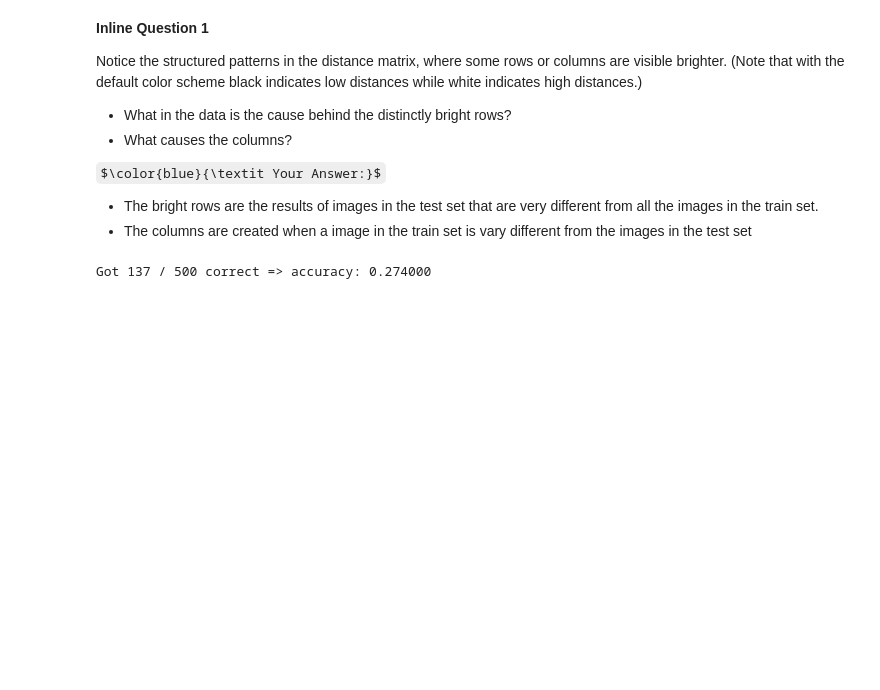
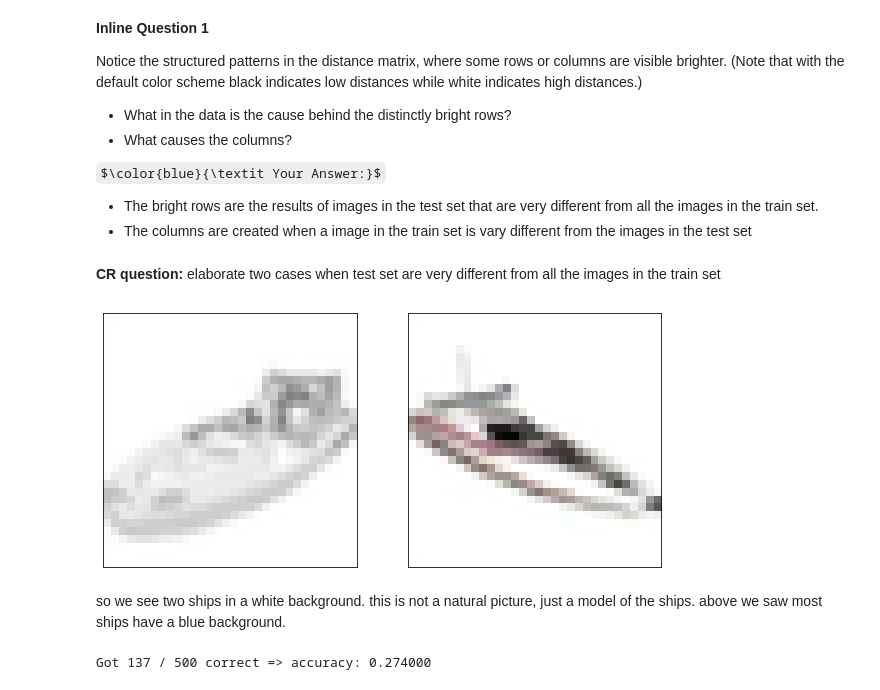
Before and after one commit to OfirKedem/cs231n, a Jupyter notebook: assignment1/knn.ipynb, the cells around one changed output. Cells and saved outputs as stored; diff of their text form; code cells hidden in the pictures; some formulas as TeX source; blank space fills up the shorter version.

```diff
--- a/assignment1/knn.ipynb
+++ b/assignment1/knn.ipynb
@@ -140,6 +139,21 @@ Notice the structured patterns in the distance matrix, where some rows or column
 $\color{blue}{\textit Your Answer:}$
 - The bright rows are the results of images in the test set that are very different from all the images in the train set.
 - The columns are created when a image in the train set is vary different from the images in the test set
+# %% [markdown]
+**CR question:** elaborate two cases when test set are very different from all the images in the train set
+# %%
+# the two most bright rows:
+idx = np.argsort(dists.sum(axis=1))[-2:]
+for i in range(len(idx)):
+    ax = plt.subplot(1, len(idx), i + 1)
+    plt.imshow(X_test[idx[i]].reshape([32, 32, 3]).astype('uint8'))
+    plt.setp(ax.get_xticklabels(), visible=False)
+    plt.setp(ax.get_yticklabels(), visible=False)
+    ax.tick_params(axis='both', which='both', length=0)
+# %% [output]
+[figure, added]
+# %% [markdown]
+so we see two ships in a white background. this is not a natural picture, just a model of the ships. above we saw most ships have a blue background.
 # %%
 # Now implement the function predict_labels and run the code below:
 # We use k = 1 (which is Nearest Neighbor).
```
Also changed, not shown: parts of 2 cells of this notebook, 2 other files.
